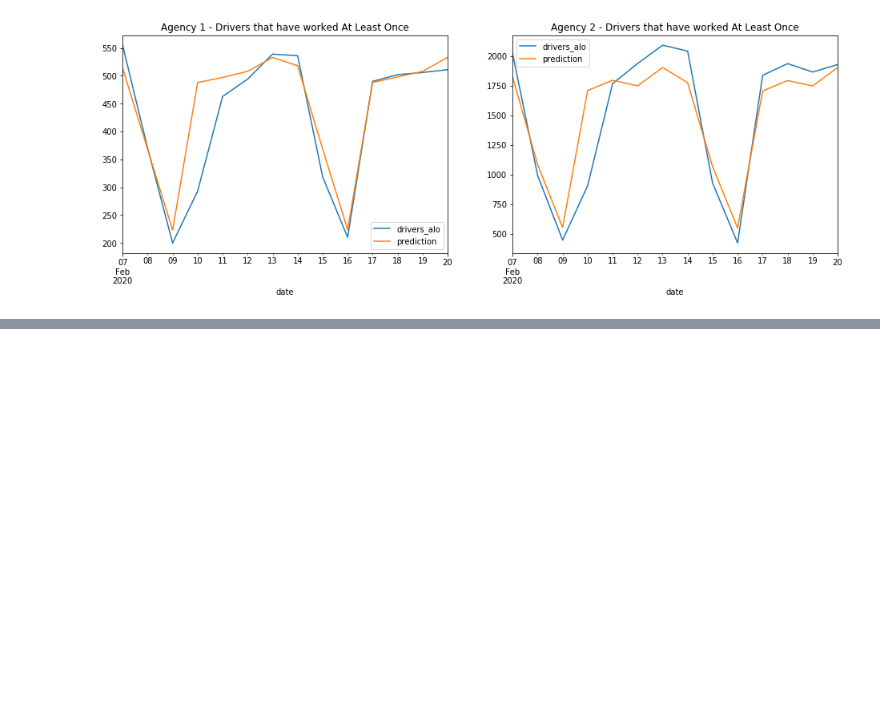
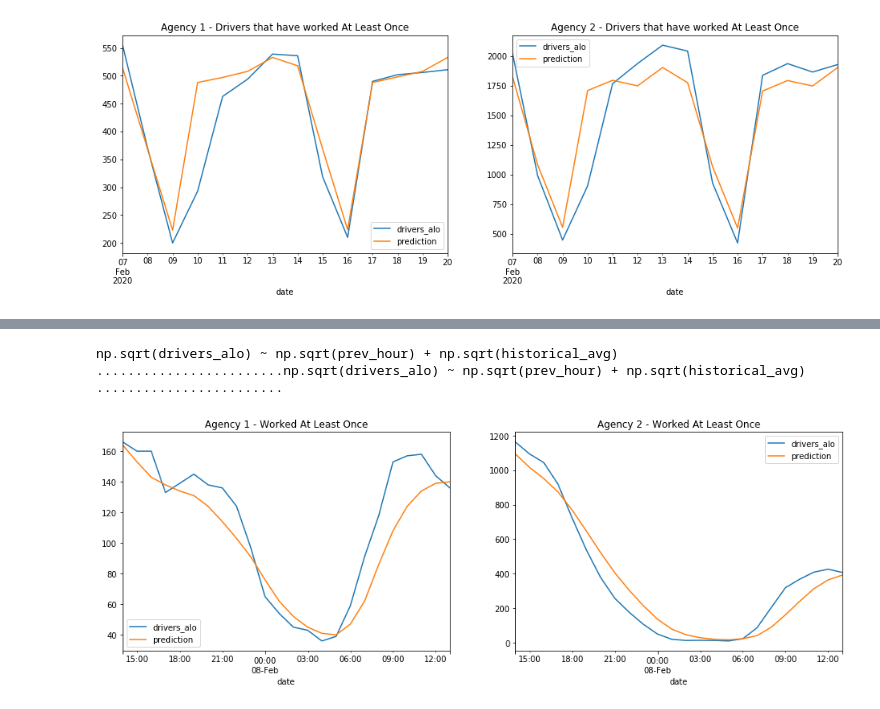
Before and after one commit to akanelson/ds4a, a Jupyter notebook: initial_exploratory_analysis/20 - Daily unique drivers prediction on the fly.ipynb, the cells around one changed output, grey strips where cells are left out. Cells and saved outputs as stored; diff of their text form; code cells hidden in the pictures; blank space fills up the shorter version.

```diff
--- a/initial_exploratory_analysis/20 - Daily unique drivers prediction on the fly.ipynb
+++ b/initial_exploratory_analysis/20 - Daily unique drivers prediction on the fly.ipynb
@@ -234,0 +442,12 @@ np.sqrt(drivers_alo) ~ tuesday + wednesday + thursday + friday + saturday + sund
+# %%
+pred1 = predict_hourly_unique_drivers(agency['1'], today_time = '2020-02-07 13:56', column='drivers_alo', hours=24)
+pred2 = predict_hourly_unique_drivers(agency['2'], today_time = '2020-02-07 13:56', column='drivers_alo', hours=24)
+
+plt.figure(figsize=(16,5))
+pred1.plot(ax=plt.subplot(121)).set_title('Agency 1 - Worked At Least Once')
+pred2.plot(ax=plt.subplot(122)).set_title('Agency 2 - Worked At Least Once');
+# %% [output]
+np.sqrt(drivers_alo) ~ np.sqrt(prev_hour) + np.sqrt(historical_avg)
+........................np.sqrt(drivers_alo) ~ np.sqrt(prev_hour) + np.sqrt(historical_avg)
+........................
+[figure, added]
```
Also changed, not shown: parts of 12 cells of this notebook.
